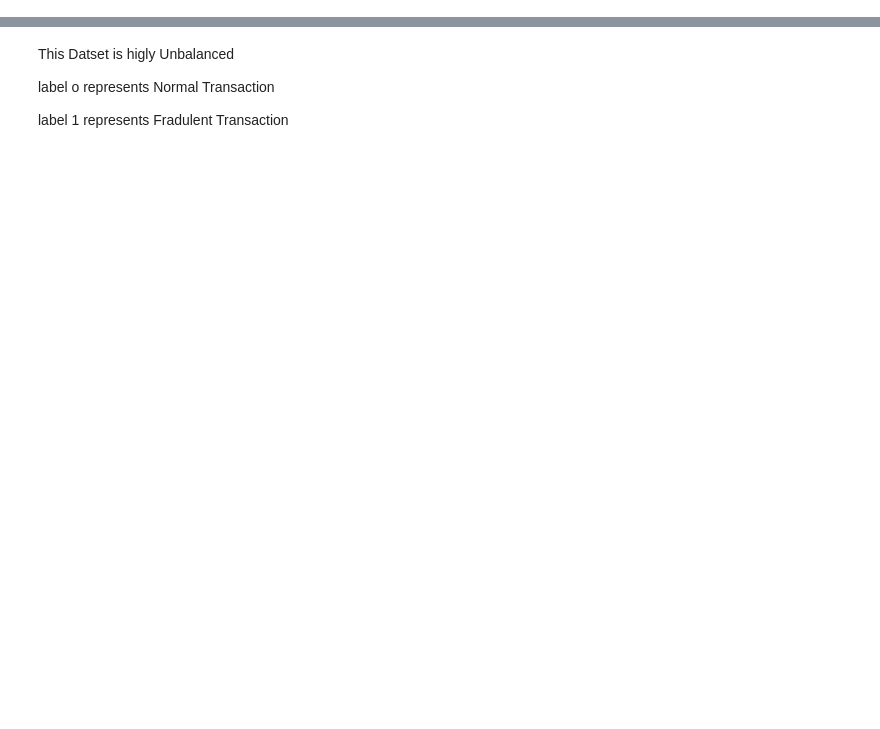
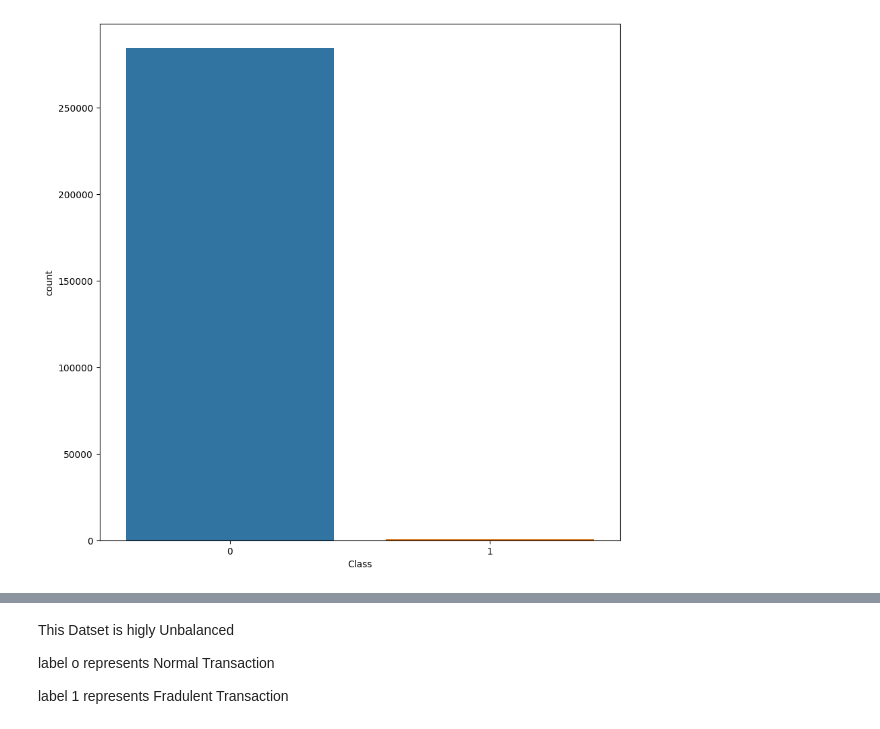
Before and after one commit to Rahul-tech-hub/CreditCardFraudDtetction, a Jupyter notebook: Copy_of_CreditCard.ipynb, the cells around one changed output, grey strips where cells are left out. Cells and saved outputs as stored; diff of their text form; code cells hidden in the pictures; blank space fills up the shorter version.

```diff
--- a/Copy_of_CreditCard.ipynb
+++ b/Copy_of_CreditCard.ipynb
@@ -72 +100,29 @@ Class     1
 dtype: int64
+# %%
+def countplot_data(data, feature):
+    '''
+        Method to compute countplot of given dataframe
+        Parameters:
+            data(pd.Dataframe): Input Dataframe
+            feature(str): Feature in Dataframe
+    '''
+    plt.figure(figsize=(10,10))
+    sns.countplot(x=feature, data=data)
+    plt.show()
+
+def pairplot_data_grid(data, feature1, feature2, target):
+    '''
+        Method to construct pairplot of the given feature wrt data
+        Parameters:
+            data(pd.DataFrame): Input Dataframe
+            feature1(str): First Feature for Pair Plot
+            feature2(str): Second Feature for Pair Plot
+            target: Target or Label (y)
+    '''
+
+    sns.FacetGrid(data, hue=target, height=6).map(plt.scatter, feature1, feature2).add_legend()
+    plt.show()
+# %%
+countplot_data(creditcard, creditcard.Class)
+# %% [output]
+[figure, added]
```
Also changed, not shown: parts of 56 cells of this notebook.
